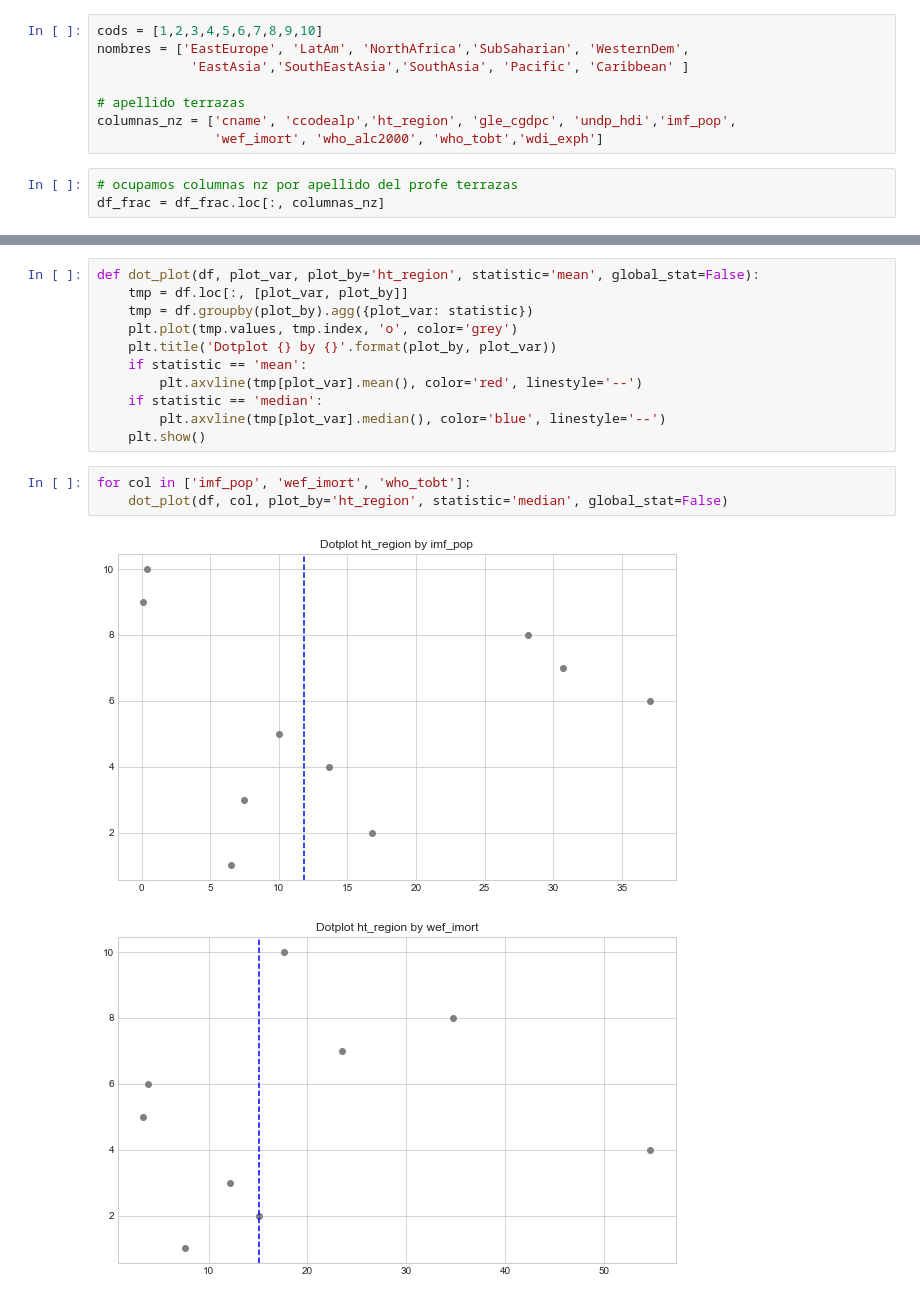
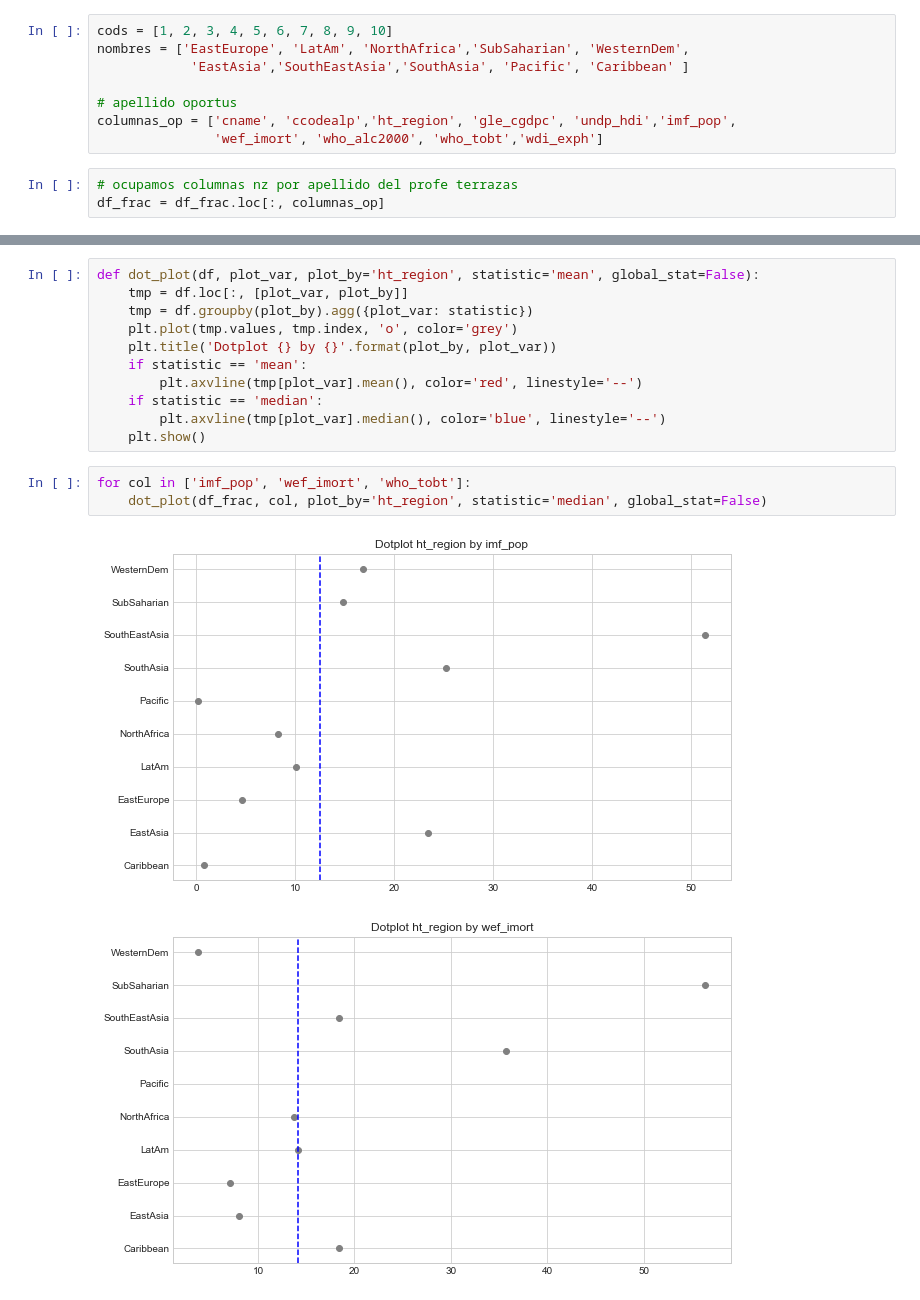
Before and after one commit to oportusgonzalo/data-science-desafio-latam, a Jupyter notebook: data-science-fundamentals/variables_aleatorias/desafio_guiado.ipynb, the cells around one changed output, grey strips where cells are left out. Drawn from its saved outputs; the diff is of its cells as text.

```diff
--- a/data-science-fundamentals/variables_aleatorias/desafio_guiado.ipynb
+++ b/data-science-fundamentals/variables_aleatorias/desafio_guiado.ipynb
@@ -15,14 +15,14 @@ df_frac = df.sample(frac=.5, random_state=1234)
 # %%
-cods = [1,2,3,4,5,6,7,8,9,10]
+cods = [1, 2, 3, 4, 5, 6, 7, 8, 9, 10]
 nombres = ['EastEurope', 'LatAm', 'NorthAfrica','SubSaharian', 'WesternDem',
             'EastAsia','SouthEastAsia','SouthAsia', 'Pacific', 'Caribbean' ]
 
-# apellido terrazas
-columnas_nz = ['cname', 'ccodealp','ht_region', 'gle_cgdpc', 'undp_hdi','imf_pop',
+# apellido oportus
+columnas_op = ['cname', 'ccodealp','ht_region', 'gle_cgdpc', 'undp_hdi','imf_pop',
                'wef_imort', 'who_alc2000', 'who_tobt','wdi_exph']
 # %%
 # ocupamos columnas nz por apellido del profe terrazas
-df_frac = df_frac.loc[:, columnas_nz]
+df_frac = df_frac.loc[:, columnas_op]
 # %%
 # renombres regiones
 df_frac['ht_region'] = df_frac['ht_region'].replace(cods, nombres)
@@ -164,7 +164,7 @@ def dot_plot(df, plot_var, plot_by='ht_region', statistic='mean', global_stat=Fa
     plt.show()
 # %%
 for col in ['imf_pop', 'wef_imort', 'who_tobt']:
-    dot_plot(df, col, plot_by='ht_region', statistic='median', global_stat=False)
+    dot_plot(df_frac, col, plot_by='ht_region', statistic='median', global_stat=False)
 # %% [output]
-[figure, old version]
+[figure, new version]
-[figure, old version]
+[figure, new version]
```
Also changed, not shown: parts of 6 cells of this notebook, 1 other file.
